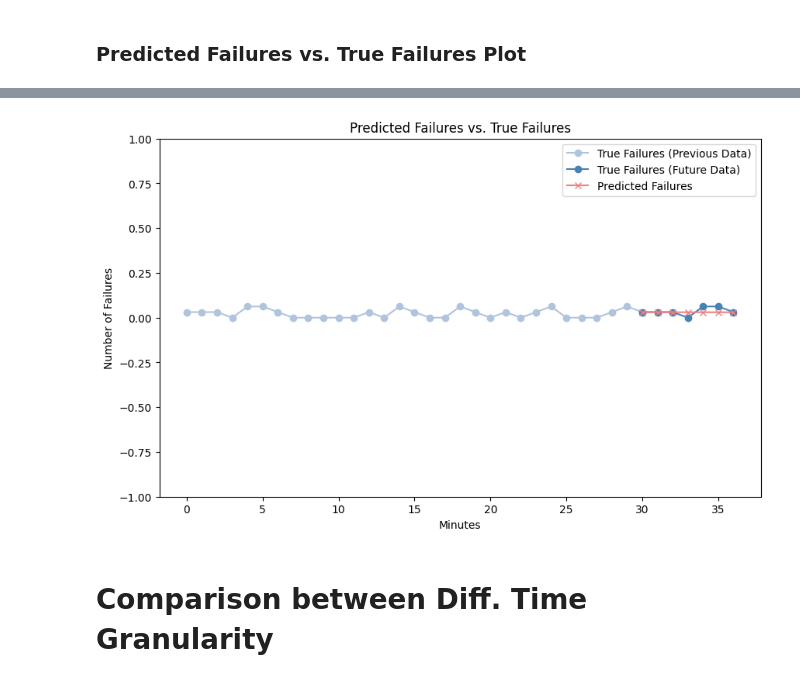
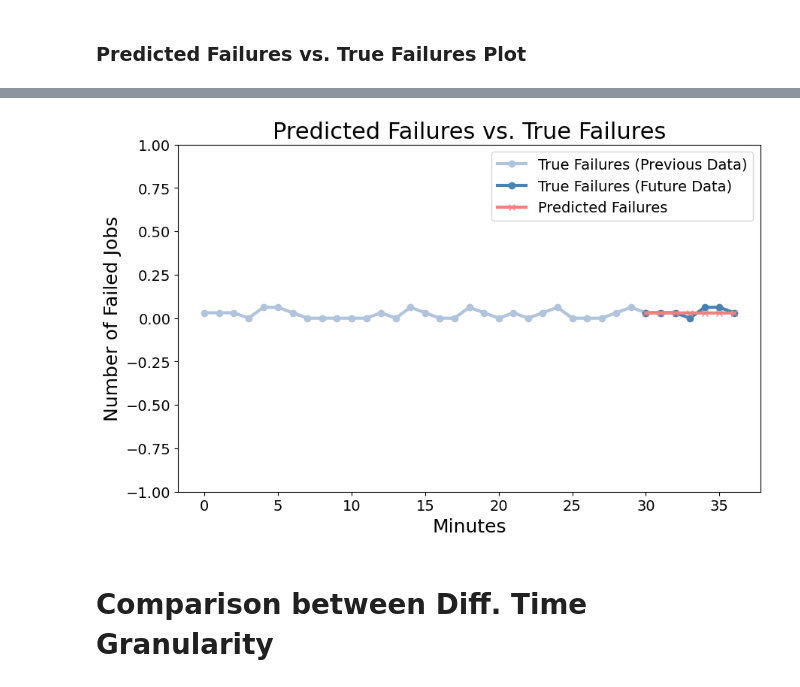
Before and after one commit to yyzangg/honours-programme-project, a Jupyter notebook: job_prediction/LSTM-TCN.ipynb, the cells around one changed output, grey strips where cells are left out. Saved outputs shown, nothing was run; the diff lists cells and outputs as text; code cells hidden in the pictures.

```diff
--- a/job_prediction/LSTM-TCN.ipynb
+++ b/job_prediction/LSTM-TCN.ipynb
@@ -599,22 +599,25 @@ print(f'Mean Absolute Error for Predictions: {mae_predictions:.4f}')
 
 # Plot predicted failures vs. true failures
 plt.figure(figsize=(10, 6))
+# Define line width and font size
 
 # Plotting the first part of the lines with different colors
 # plt.plot(np.arange(len(previous_true_failures_minute)), predicted_failures_with_previous_minute[:sequence_length], color='red', label='Predicted Failures (Previous Data)', marker='o')
-plt.plot(np.arange(len(previous_true_failures_minute) + 1), true_failures_with_previous_minute[:sequence_length + 1], color='lightsteelblue', label='True Failures (Previous Data)', marker='o')
+plt.plot(np.arange(len(previous_true_failures_minute) + 1), true_failures_with_previous_minute[:sequence_length + 1], color='lightsteelblue', label='True Failures (Previous Data)', marker='o', linewidth=3)
 
 # Plotting the second part of the lines with different colors, starting where the first parts end
-plt.plot(np.arange(len(previous_true_failures_minute), len(previous_true_failures_minute) + len(true_failures_minute)), true_failures_with_previous_minute[sequence_length:], color='steelblue', label='True Failures (Future Data)', marker='o')
-plt.plot(np.arange(len(previous_true_failures_minute), len(previous_true_failures_minute) + len(true_failures_minute)), predicted_failures_with_previous_minute[sequence_length:], color='lightcoral', label='Predicted Failures', marker='x')
+plt.plot(np.arange(len(previous_true_failures_minute), len(previous_true_failures_minute) + len(true_failures_minute)), true_failures_with_previous_minute[sequence_length:], color='steelblue', label='True Failures (Future Data)', marker='o', linewidth=3)
+plt.plot(np.arange(len(previous_true_failures_minute), len(previous_true_failures_minute) + len(true_failures_minute)), predicted_failures_with_previous_minute[sequence_length:], color='lightcoral', label='Predicted Failures', marker='x', linewidth=3)
 
 # plt.plot(predicted_failures_with_previous_minute, label='Predicted Failures', marker='o')
 # plt.plot(true_failures_with_previous_minute, label='True Failures', marker='x')
 
-plt.xlabel('Minutes')
-plt.ylabel('Number of Failures')
-plt.title('Predicted Failures vs. True Failures')
-plt.legend()
+plt.xlabel('Minutes', fontsize=18)
+plt.ylabel('Number of Failed Jobs', fontsize=18)
+plt.title('Predicted Failures vs. True Failures', fontsize=22)
+plt.legend(fontsize=14)
+plt.xticks(fontsize=14)
+plt.yticks(fontsize=14)
 plt.ylim(-1, 1)
 plt.grid(False)
 plt.show()
@@ -635,4 +638,4 @@ Mean Absolute Error for Predictions: 0.0140
-[figure, old version]
+[figure, new version]
 # %% [markdown]
 # Comparison between Diff. Time Granularity
 # %%
```
Also changed, not shown: parts of 18 cells of this notebook, 1 other file.
